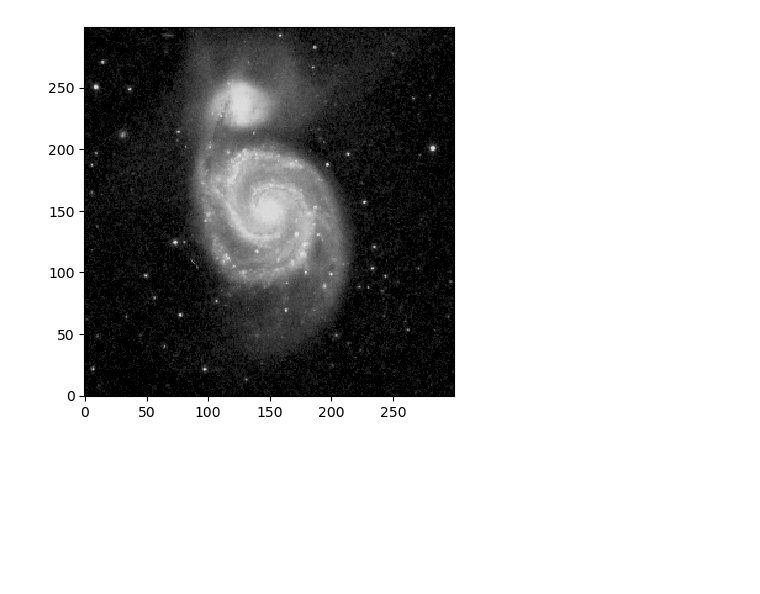
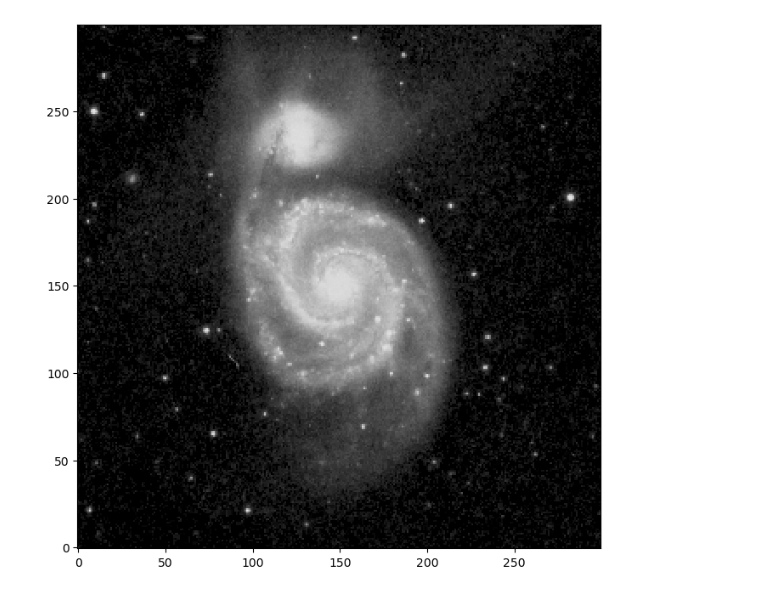
Before and after one commit to lmytime/Reproduce_DS9_colormap_in_Python, a Jupyter notebook: doc/test.ipynb, the cells around one changed output. Cells and saved outputs as stored; diff of their text form; code cells hidden in the pictures; blank space fills up the shorter version.

```diff
--- a/doc/test.ipynb
+++ b/doc/test.ipynb
@@ -3,10 +3,11 @@ from astromy_ds9 import ds9_norm
 # %%
 import astropy
 import matplotlib.pyplot as plt
 
-data = astropy.io.fits.getdata('https://github.com/glue-viz/ds9norm/raw/master/m51.fits')
+data = astropy.io.fits.getdata('https://github.com/lmytime/Reproduce_DS9_colormap_in_Python/raw/main/doc/data/m51.fits')
 
+fig, ax = plt.subplots(1, 1, figsize=(8,8), dpi=100)
 norm = ds9_norm(vmin=3053.38, vmax=13513.9, bias=0.581921, contrast=0.890152, stretch='sqrt')
-im = plt.imshow(data, norm=norm, cmap='gray', origin='lower', interpolation='None')
+im = ax.imshow(data, norm=norm, cmap='gray', origin='lower', interpolation='None')
 # %% [output]
-[figure, old version]
+[figure, new version]
```
Also changed, not shown: 5 other files.
